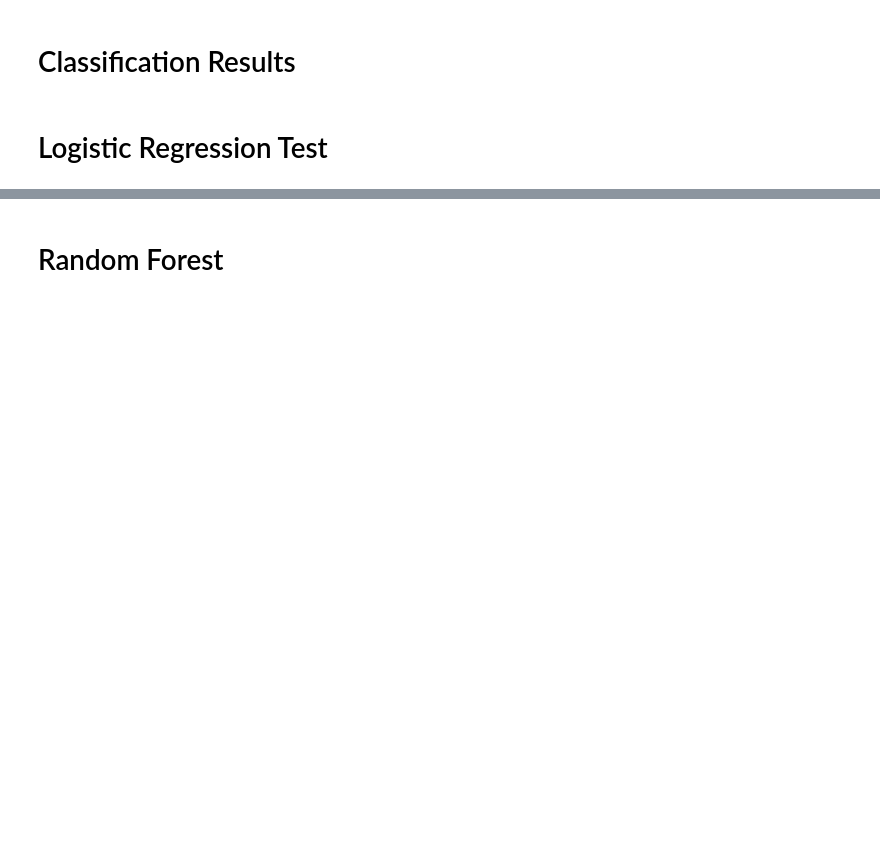
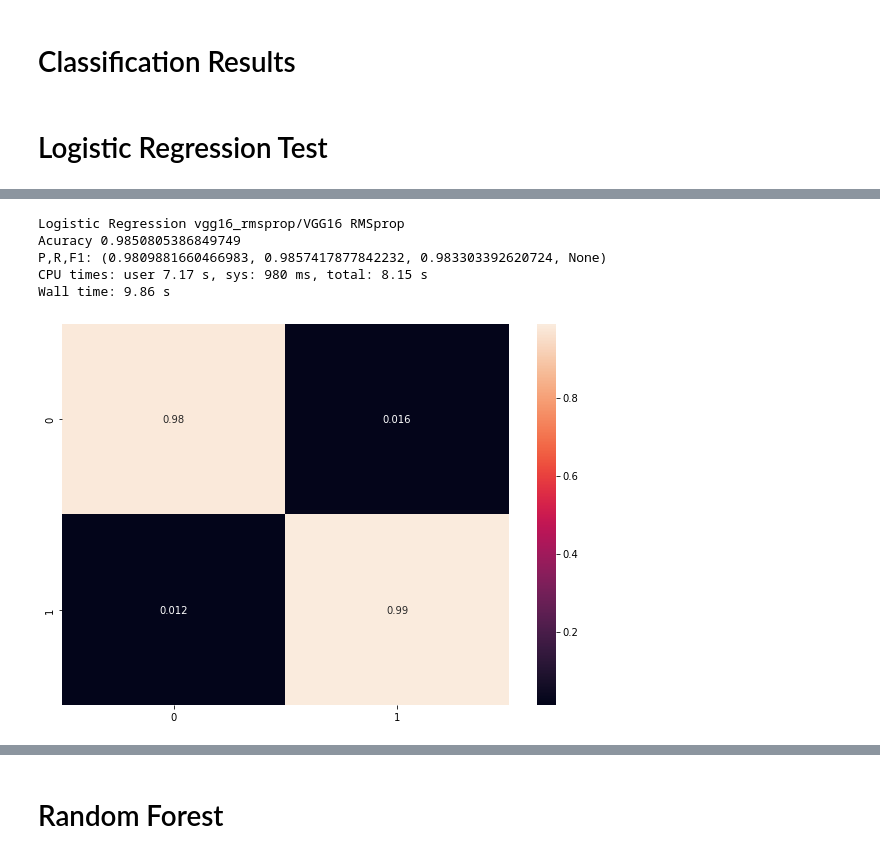
Before and after one commit to bioengsamar/Three-Different-Techniques-for-Signature-Verification, a Jupyter notebook: Signature_Detection_Using_ML/handwritten_signature_classification.ipynb, the cells around one changed output, grey strips where cells are left out. Cells and saved outputs as stored; diff of their text form; code cells hidden in the pictures; blank space fills up the shorter version.

```diff
--- a/Signature_Detection_Using_ML/handwritten_signature_classification.ipynb
+++ b/Signature_Detection_Using_ML/handwritten_signature_classification.ipynb
@@ -335,11 +339,16 @@ except:
 # %%
-try:
-    %%time
-    data = pd.read_csv('/content/drive/MyDrive/Image_forensics/final_project_image_forensics/Handwritten_Signature_Feature_Extraction/re_arranged_data/sign_data/data.csv')
-    X_data = data[['img1','img2']]
-    y_data = data[['target']]
-    X_train, X_test, y_train, y_test = train_test_split(X_data, y_data, test_size=0.33)
-    LogReg('vgg16_rmsprop/VGG16','RMSprop', X_train, y_train, X_test, y_test)
-except:
-    pass
+
+%%time
+data = pd.read_csv('/content/drive/MyDrive/Image_forensics/final_project_image_forensics/Handwritten_Signature_Feature_Extraction/re_arranged_data/sign_data/data.csv')
+X_data = data[['img1','img2']]
+y_data = data[['target']]
+X_train, X_test, y_train, y_test = train_test_split(X_data, y_data, test_size=0.33)
+LogReg('vgg16_rmsprop/VGG16','RMSprop', X_train, y_train, X_test, y_test)
+# %% [output]
+Logistic Regression vgg16_rmsprop/VGG16 RMSprop
+Acuracy 0.9850805386849749
+P,R,F1: (0.9809881660466983, 0.9857417877842232, 0.983303392620724, None)
+CPU times: user 7.17 s, sys: 980 ms, total: 8.15 s
+Wall time: 9.86 s
+[figure, added]
 # %%
```
Also changed, not shown: parts of 4 cells of this notebook.
